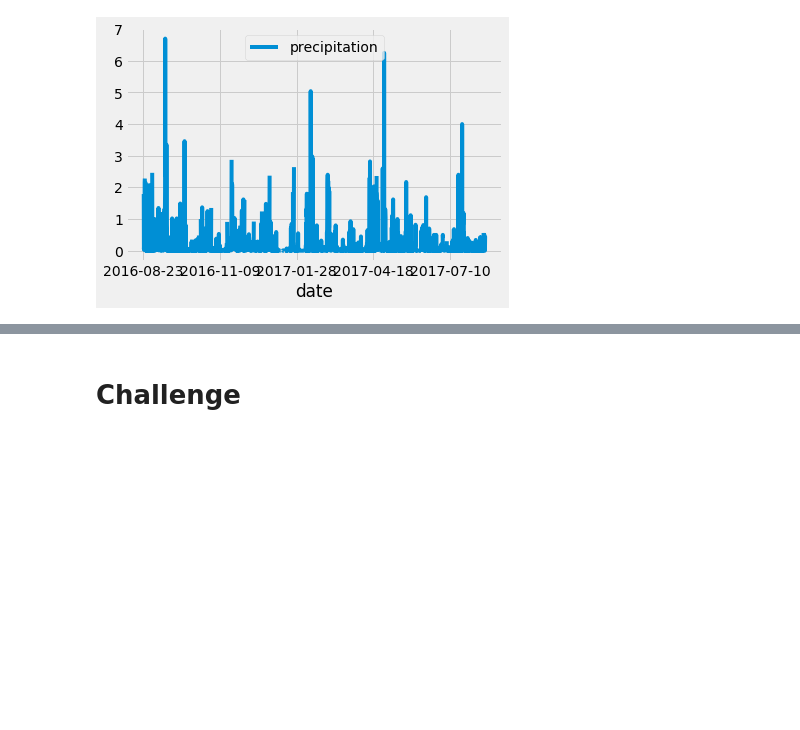
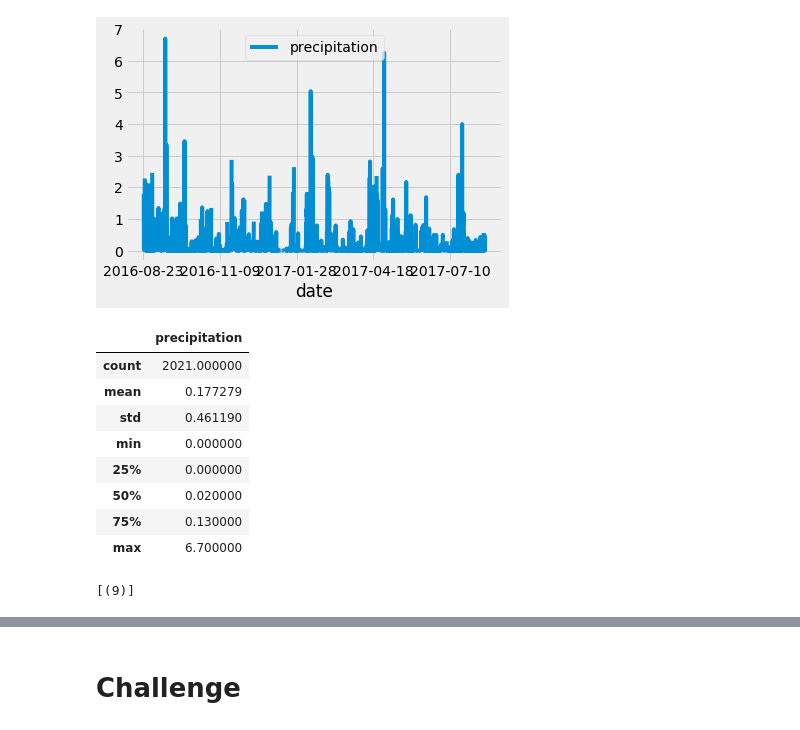
Before and after one commit to Mar102/surfs_up, a Jupyter notebook: climate_analysis.ipynb, the cells around one changed output, grey strips where cells are left out. Drawn from its saved outputs; the diff is of its cells as text; code cells hidden in the pictures; blank space fills up the shorter version.

```diff
--- a/climate_analysis.ipynb
+++ b/climate_analysis.ipynb
@@ -78,3 +74,26 @@ df.plot()
+# %%
+# Use Pandas to calcualte the summary statistics for the precipitation data
+df.describe()
+##  This data gives us a summary of different statistics for the amount of precipitation in a year.
+##  The count is the number of times precipitation was observed.
+##  The other statistics are the precipitation amounts for each station for each day.
+# %% [output]
+|  | precipitation |
+| count | 2021.000000 |
+| mean | 0.177279 |
+| std | 0.461190 |
+| min | 0.000000 |
+| 25% | 0.000000 |
+| 50% | 0.020000 |
+| 75% | 0.130000 |
+| max | 6.700000 |
+# %%
+# How many stations are available in this dataset?
+session.query() # Begin by adding the starting point for our query
+session.query(func.count(Station.station)) # counts a given dataset we are interested in. In this case, we want to count the total number of stations.
+session.query(func.count(Station.station)).all() # add the .all() function to the end of this query so that our results are returned as a list.
+# %% [output]
+[(9)]
 # %%
 # What are the most active stations?
 # List the stations and the counts in descending order.
```
Also changed, not shown: parts of 7 cells of this notebook, 1 other file.
